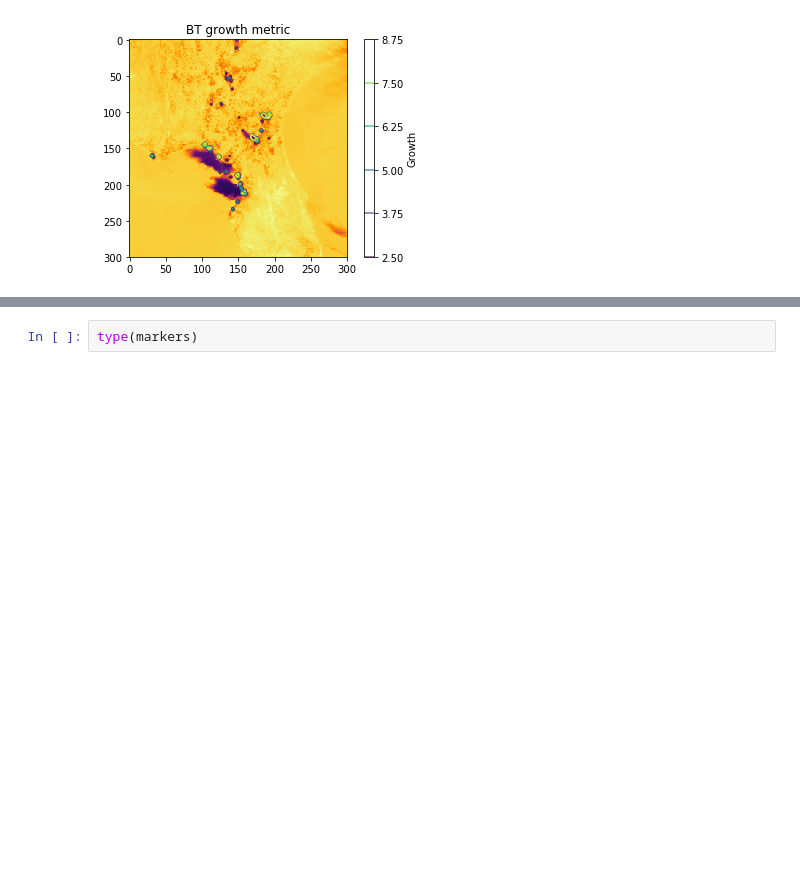
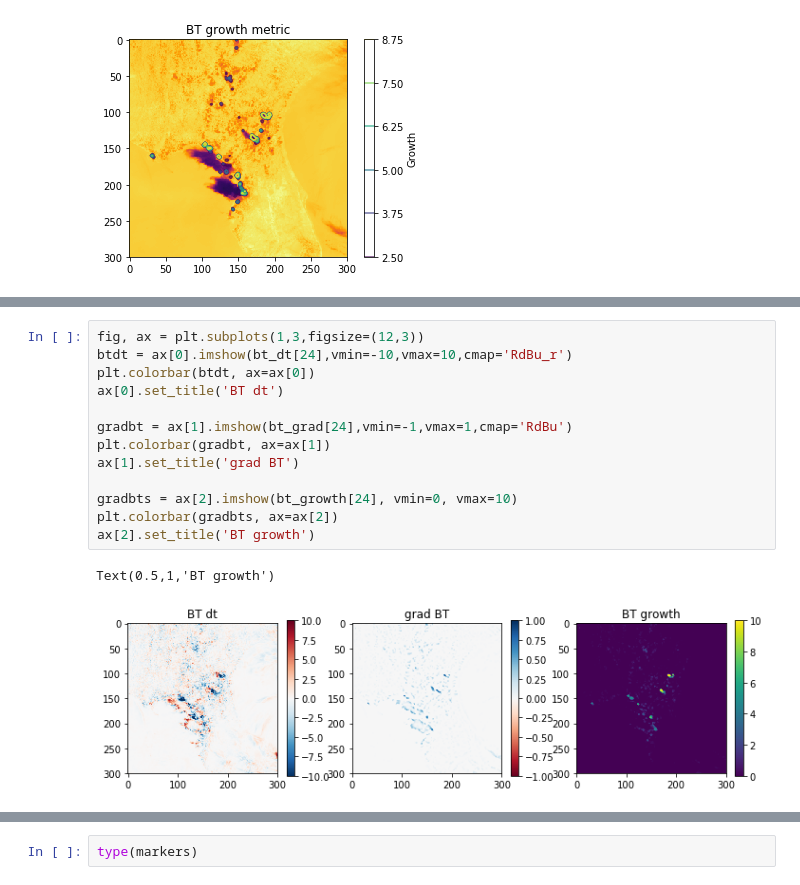
Before and after one commit to w-k-jones/python_toolbox, a Jupyter notebook: examples/Flow_tracking_example.ipynb, the cells around one changed output, grey strips where cells are left out. Saved outputs shown, nothing was run; the diff lists cells and outputs as text; blank space fills up the shorter version.

```diff
--- a/examples/Flow_tracking_example.ipynb
+++ b/examples/Flow_tracking_example.ipynb
@@ -176,0 +210,16 @@ Text(0.5,1,'BT growth metric')
+# %%
+fig, ax = plt.subplots(1,3,figsize=(12,3))
+btdt = ax[0].imshow(bt_dt[24],vmin=-10,vmax=10,cmap='RdBu_r')
+plt.colorbar(btdt, ax=ax[0])
+ax[0].set_title('BT dt')
+
+gradbt = ax[1].imshow(bt_grad[24],vmin=-1,vmax=1,cmap='RdBu')
+plt.colorbar(gradbt, ax=ax[1])
+ax[1].set_title('grad BT')
+
+gradbts = ax[2].imshow(bt_growth[24], vmin=0, vmax=10)
+plt.colorbar(gradbts, ax=ax[2])
+ax[2].set_title('BT growth')
+# %% [output]
+Text(0.5,1,'BT growth')
+[figure, added]
```
Also changed, not shown: parts of 28 cells of this notebook, 2 other files.
